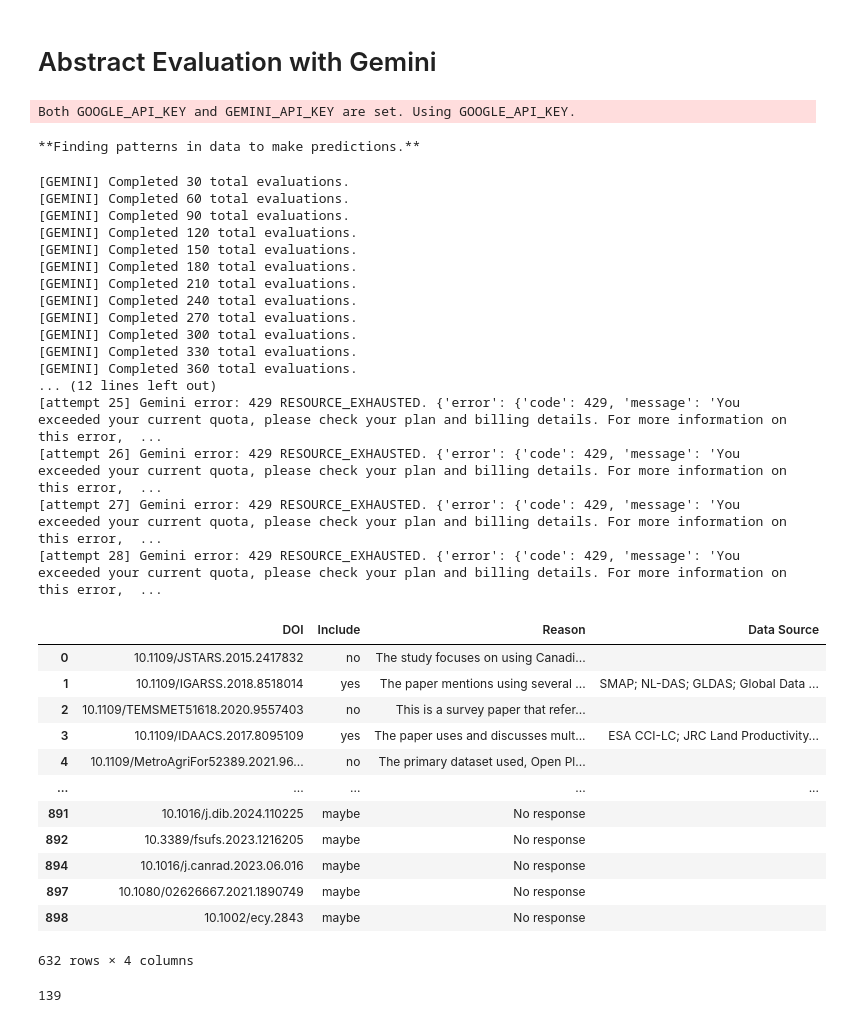
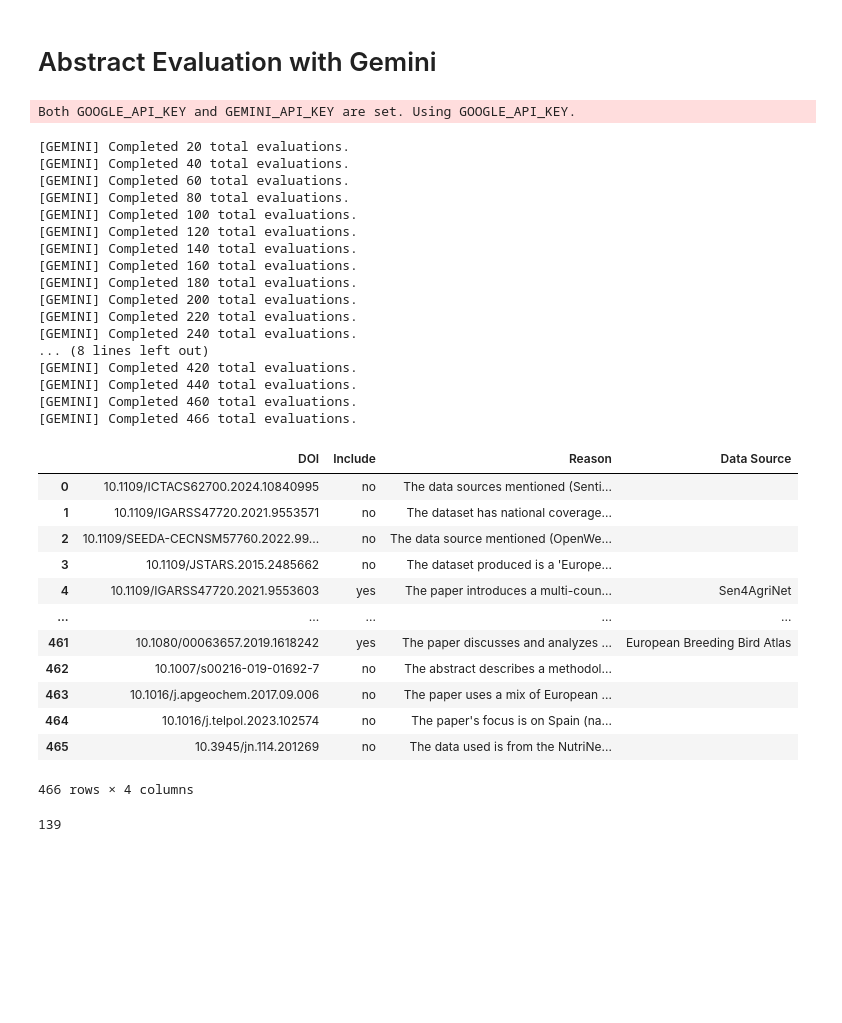
Before and after one commit to RomeoSilvestri/SystematicReview_AgriData, a Jupyter notebook: metadata_analysis_europe.ipynb, the cells around one changed output. Drawn from its saved outputs; the diff is of its cells as text; code cells hidden in the pictures; blank space fills up the shorter version.

```diff
--- a/metadata_analysis_europe.ipynb
+++ b/metadata_analysis_europe.ipynb
@@ -237,19 +237,13 @@ df_all
 # Abstract Evaluation with Gemini
 # %%
 load_dotenv()
+
+MODEL= os.getenv("MODEL")
 API_KEY = os.getenv("GEMINI_API_KEY2")
 
 client = genai.Client(api_key=API_KEY)
-MODEL = "gemini-2.5-pro"
-
-response = client.models.generate_content(
-    model=MODEL,
-    contents="Explain how AI works in a few words"
-)
-print(response.text)
 # %% [output]
 Both GOOGLE_API_KEY and GEMINI_API_KEY are set. Using GOOGLE_API_KEY.
-**Finding patterns in data to make predictions.**
 # %%
 class BatchReviewItem(BaseModel):
     id: int
@@ -291,11 +285,12 @@ def is_open_data_relevant_batch(df_chunk: pd.DataFrame, client, model=None, max_
             "Evaluate each record based on the following Inclusion and Exclusion Criteria and return ONLY JSON that matches the provided schema.\n\n"
             "Inclusion Criteria:\n"
             "(a) The abstract mentions the use or production of datasets, databases, or other data sources.\n"
-            "(b) The data sources are related to agriculture or closely related fields (e.g.: climate, soil...).\n\n"
+            "(b) The data sources are related to agriculture or closely related fields (e.g.: climate, soil...).\n"
+            "(c) The data sources have exclusively European coverage (covering multiple European countries, the EU, or the European continent).\n\n"
             "Exclusion Criteria:\n"
             "(a) The abstract states that the data are not available or must be requested from the authors.\n"
             "(b) The data used or generated are not free (cost is required).\n"
-            "(c) The data are local/national/global (not only european coverage).\n\n"
+            "(c) The data are local/national/global.\n\n"
             "ALL the requirements should be met.\n\n"
             "Output Instructions:\n"
             "- For each provided record, return an object with: id, decision ('yes'|'no'|'maybe'), reason, data_source.\n"
@@ -364,58 +359,58 @@ for start in range(0, len(df_evaluated), batch_size):
     chunk = df_evaluated.iloc[start:start + batch_size]
     items = is_open_data_relevant_batch(chunk, client, model=MODEL)
     mapping = {int(it.id): it for it in items} if items else {}
 
     decisions = []
     reasons = []
     sources = []
     for idx in chunk.index:
         it = mapping.get(int(idx))
         if it is None:
             decisions.append(fallback.decision)
             reasons.append(fallback.reason)
             sources.append(fallback.data_source)
         else:
             decisions.append(it.decision)
             reasons.append(it.reason)
             sources.append(it.data_source)
 
     # Update dataframe with results
     df_evaluated.loc[chunk.index, 'Include'] = decisions
     df_evaluated.loc[chunk.index, 'Reason'] = reasons
     df_evaluated.loc[chunk.index, 'Data Source'] = sources
 
 df_evaluated[['DOI', 'Include', 'Reason', 'Data Source']]
 # %% [output]
-[GEMINI] Completed 30 total evaluations.
+[GEMINI] Completed 20 total evaluations.
+[GEMINI] Completed 40 total evaluations.
 [GEMINI] Completed 60 total evaluations.
-[GEMINI] Completed 90 total evaluations.
+[GEMINI] Completed 80 total evaluations.
+[GEMINI] Completed 100 total evaluations.
 [GEMINI] Completed 120 total evaluations.
-[GEMINI] Completed 150 total evaluations.
+[GEMINI] Completed 140 total evaluations.
+[GEMINI] Completed 160 total evaluations.
 [GEMINI] Completed 180 total evaluations.
-[GEMINI] Completed 210 total evaluations.
+[GEMINI] Completed 200 total evaluations.
+[GEMINI] Completed 220 total evaluations.
 [GEMINI] Completed 240 total evaluations.
-[GEMINI] Completed 270 total evaluations.
-[GEMINI] Completed 300 total evaluations.
-[GEMINI] Completed 330 total evaluations.
-[GEMINI] Completed 360 total evaluations.
-... (12 lines left out)
-[attempt 25] Gemini error: 429 RESOURCE_EXHAUSTED. {'error': {'code': 429, 'message': 'You exceeded your current quota, please check your plan and billing details. For more information on this error,  ...
-[attempt 26] Gemini error: 429 RESOURCE_EXHAUSTED. {'error': {'code': 429, 'message': 'You exceeded your current quota, please check your plan and billing details. For more information on this error,  ...
-[attempt 27] Gemini error: 429 RESOURCE_EXHAUSTED. {'error': {'code': 429, 'message': 'You exceeded your current quota, please check your plan and billing details. For more information on this error,  ...
-[attempt 28] Gemini error: 429 RESOURCE_EXHAUSTED. {'error': {'code': 429, 'message': 'You exceeded your current quota, please check your plan and billing details. For more information on this error,  ...
+... (8 lines left out)
+[GEMINI] Completed 420 total evaluations.
+[GEMINI] Completed 440 total evaluations.
+[GEMINI] Completed 460 total evaluations.
+[GEMINI] Completed 466 total evaluations.
 |  | DOI | Include | Reason | Data Source |
-| 0 | 10.1109/JSTARS.2015.2417832 | no | The study focuses on using Canadi... |  |
-| 1 | 10.1109/IGARSS.2018.8518014 | yes | The paper mentions using several ... | SMAP; NL-DAS; GLDAS; Global Data ... |
-| 2 | 10.1109/TEMSMET51618.2020.9557403 | no | This is a survey paper that refer... |  |
-| 3 | 10.1109/IDAACS.2017.8095109 | yes | The paper uses and discusses mult... | ESA CCI-LC; JRC Land Productivity... |
-| 4 | 10.1109/MetroAgriFor52389.2021.96... | no | The primary dataset used, Open Pl... |  |
+| 0 | 10.1109/ICTACS62700.2024.10840995 | no | The data sources mentioned (Senti... |  |
+| 1 | 10.1109/IGARSS47720.2021.9553571 | no | The dataset has national coverage... |  |
+| 2 | 10.1109/SEEDA-CECNSM57760.2022.99... | no | The data source mentioned (OpenWe... |  |
+| 3 | 10.1109/JSTARS.2015.2485662 | no | The dataset produced is a 'Europe... |  |
+| 4 | 10.1109/IGARSS47720.2021.9553603 | yes | The paper introduces a multi-coun... | Sen4AgriNet |
 | ... | ... | ... | ... | ... |
-| 891 | 10.1016/j.dib.2024.110225 | maybe | No response |  |
-| 892 | 10.3389/fsufs.2023.1216205 | maybe | No response |  |
-| 894 | 10.1016/j.canrad.2023.06.016 | maybe | No response |  |
-| 897 | 10.1080/02626667.2021.1890749 | maybe | No response |  |
-| 898 | 10.1002/ecy.2843 | maybe | No response |  |
+| 461 | 10.1080/00063657.2019.1618242 | yes | The paper discusses and analyzes ... | European Breeding Bird Atlas |
+| 462 | 10.1007/s00216-019-01692-7 | no | The abstract describes a methodol... |  |
+| 463 | 10.1016/j.apgeochem.2017.09.006 | no | The paper uses a mix of European ... |  |
+| 464 | 10.1016/j.telpol.2023.102574 | no | The paper's focus is on Spain (na... |  |
+| 465 | 10.3945/jn.114.201269 | no | The data used is from the NutriNe... |  |
-632 rows × 4 columns
+466 rows × 4 columns
 # %%
 df_evaluated.to_csv("data/europe/df_evaluated_europe.csv", index=False)
 # %%
```
Also changed, not shown: 5 other files.
